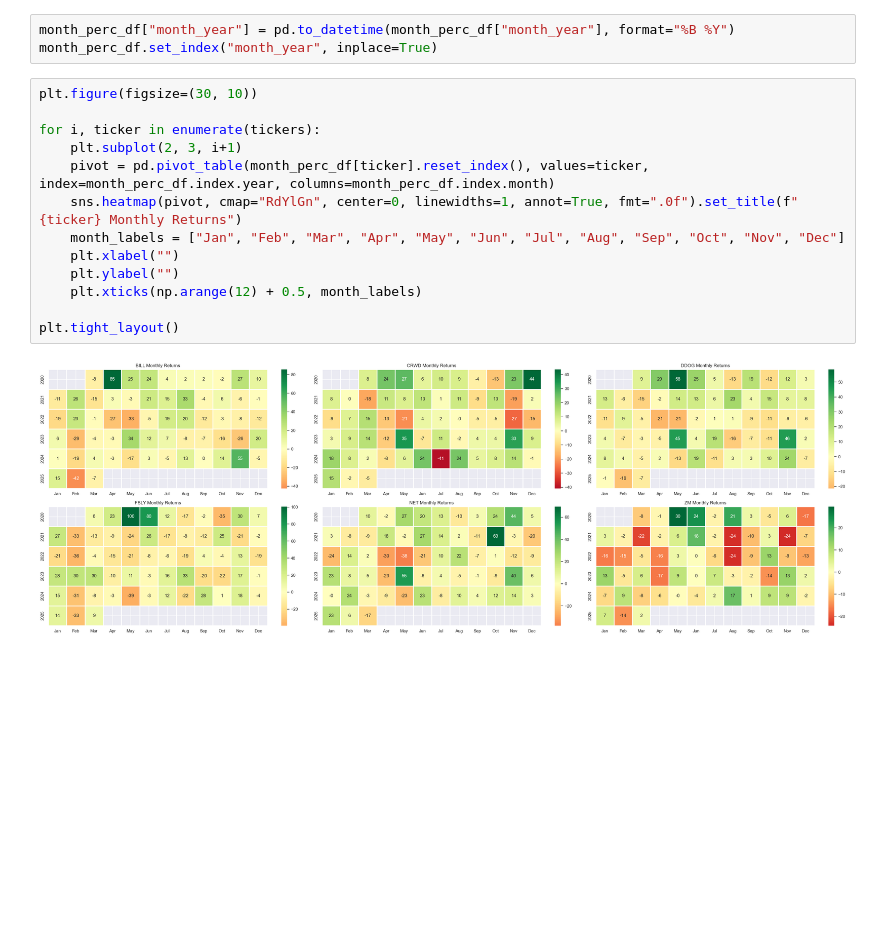
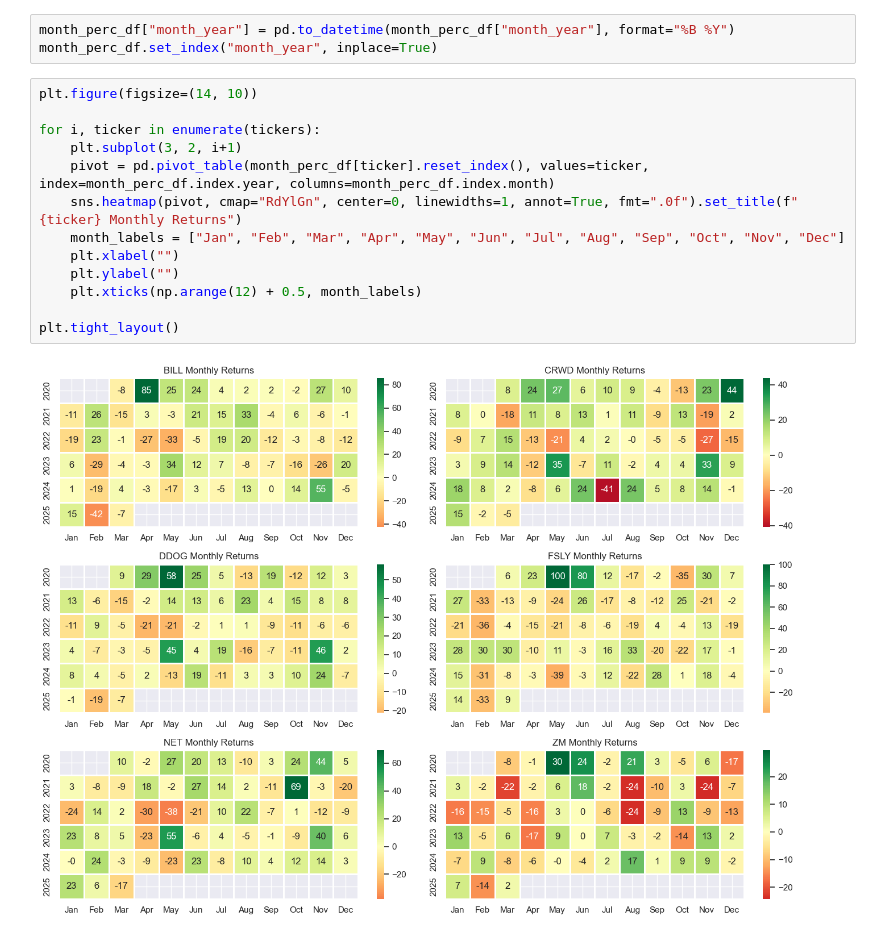
Before and after one commit to msicrow/SaaS-Stock-Prediction, a Jupyter notebook: EDA.ipynb, the cells around one changed output. Cells and saved outputs as stored; diff of their text form; blank space fills up the shorter version.

Commit message:
adjusted monthly return plot for clarity

```diff
--- a/EDA.ipynb
+++ b/EDA.ipynb
@@ -170,17 +170,17 @@ month_perc_df
 month_perc_df["month_year"] = pd.to_datetime(month_perc_df["month_year"], format="%B %Y")
 month_perc_df.set_index("month_year", inplace=True)
 # %%
-plt.figure(figsize=(30, 10))
+plt.figure(figsize=(14, 10))
 
 for i, ticker in enumerate(tickers):
-    plt.subplot(2, 3, i+1)
+    plt.subplot(3, 2, i+1)
     pivot = pd.pivot_table(month_perc_df[ticker].reset_index(), values=ticker, index=month_perc_df.index.year, columns=month_perc_df.index.month)
     sns.heatmap(pivot, cmap="RdYlGn", center=0, linewidths=1, annot=True, fmt=".0f").set_title(f"{ticker} Monthly Returns")
     month_labels = ["Jan", "Feb", "Mar", "Apr", "May", "Jun", "Jul", "Aug", "Sep", "Oct", "Nov", "Dec"]
     plt.xlabel("")
     plt.ylabel("")
     plt.xticks(np.arange(12) + 0.5, month_labels)
 
 plt.tight_layout()
 # %% [output]
-[figure, old version]
+[figure, new version]
```
